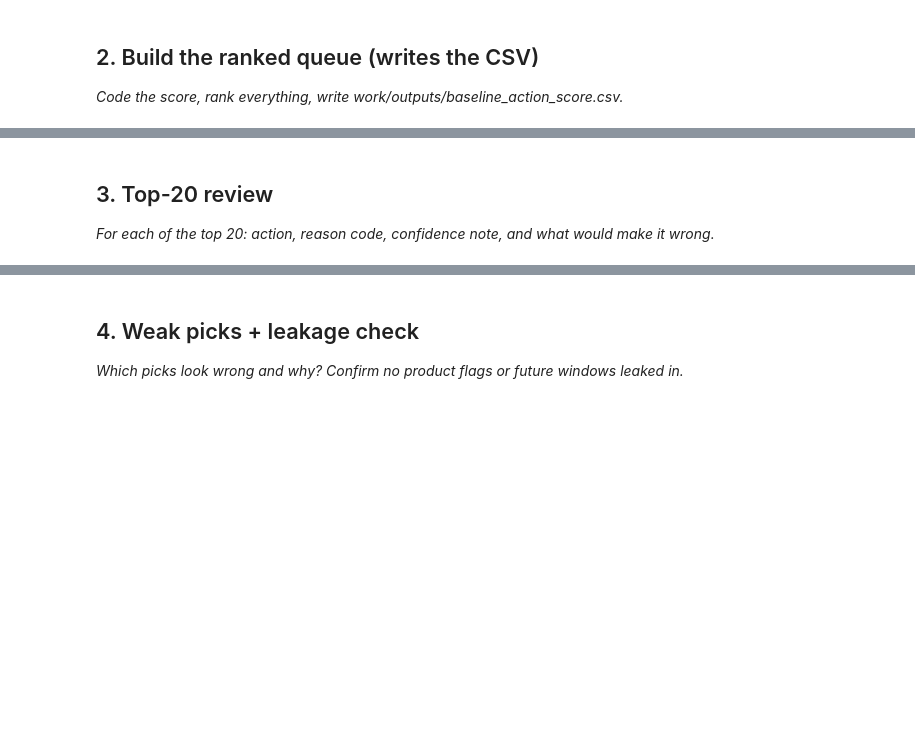
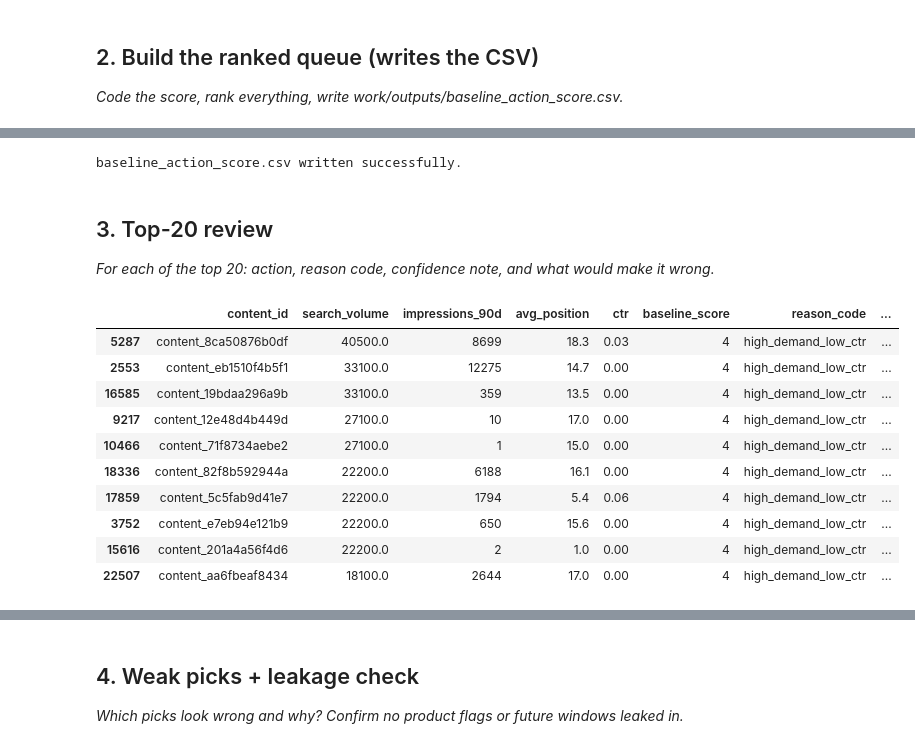
Before and after one commit to talhahmad-webdev/Machine-Learning-Engineering-internship--FlyrankAI, a Jupyter notebook: work/notebooks/w04_baseline_score.ipynb, the cells around one changed output, grey strips where cells are left out. Drawn from its saved outputs; the diff is of its cells as text; code cells hidden in the pictures; blank space fills up the shorter version.

```diff
--- a/work/notebooks/w04_baseline_score.ipynb
+++ b/work/notebooks/w04_baseline_score.ipynb
@@ -23,3 +175,42 @@ This skeleton is yours to fill. Work the sections **in order** — each one has
+# %%
+df["reason_code"] = np.where(
+    df["baseline_score"] >= 3,
+    "high_demand_low_ctr",
+    "monitor"
+)
+# %%
+df["action"] = np.where(
+    df["baseline_score"] >= 3,
+    "Refresh Content",
+    "Monitor"
+)
+# %%
+ranked_queue = (
+    df.sort_values(
+        by=[
+            "baseline_score",
+            "search_volume",
+            "impressions_90d"
+        ],
+        ascending=[False, False, False]
+    )
+)
+# %%
+ranked_queue[
+    [
+        "content_id",
+        "baseline_score",
+        "reason_code",
+        "action"
+    ]
+].to_csv(
+    f"{output_dir}/baseline_action_score.csv",
+    index=False
+)
+
+print("baseline_action_score.csv written successfully.")
+# %% [output]
+baseline_action_score.csv written successfully.
 # %% [markdown]
 ## 3. Top-20 review
 
@@ -29,0 +218,27 @@ This skeleton is yours to fill. Work the sections **in order** — each one has
+# %%
+top10 = ranked_queue.head(10)
+
+top10[
+    [
+        "content_id",
+        "search_volume",
+        "impressions_90d",
+        "avg_position",
+        "ctr",
+        "baseline_score",
+        "reason_code",
+        "action"
+    ]
+]
+# %% [output]
+|  | content_id | search_volume | impressions_90d | avg_position | ctr | baseline_score | reason_code | ... |
+| 5287 | content_8ca50876b0df | 40500.0 | 8699 | 18.3 | 0.03 | 4 | high_demand_low_ctr | ... |
+| 2553 | content_eb1510f4b5f1 | 33100.0 | 12275 | 14.7 | 0.00 | 4 | high_demand_low_ctr | ... |
+| 16585 | content_19bdaa296a9b | 33100.0 | 359 | 13.5 | 0.00 | 4 | high_demand_low_ctr | ... |
+| 9217 | content_12e48d4b449d | 27100.0 | 10 | 17.0 | 0.00 | 4 | high_demand_low_ctr | ... |
+| 10466 | content_71f8734aebe2 | 27100.0 | 1 | 15.0 | 0.00 | 4 | high_demand_low_ctr | ... |
+| 18336 | content_82f8b592944a | 22200.0 | 6188 | 16.1 | 0.00 | 4 | high_demand_low_ctr | ... |
+| 17859 | content_5c5fab9d41e7 | 22200.0 | 1794 | 5.4 | 0.06 | 4 | high_demand_low_ctr | ... |
+| 3752 | content_e7eb94e121b9 | 22200.0 | 650 | 15.6 | 0.00 | 4 | high_demand_low_ctr | ... |
+| 15616 | content_201a4a56f4d6 | 22200.0 | 2 | 1.0 | 0.00 | 4 | high_demand_low_ctr | ... |
+| 22507 | content_aa6fbeaf8434 | 18100.0 | 2644 | 17.0 | 0.00 | 4 | high_demand_low_ctr | ... |
```
Also changed, not shown: parts of 17 cells of this notebook.
